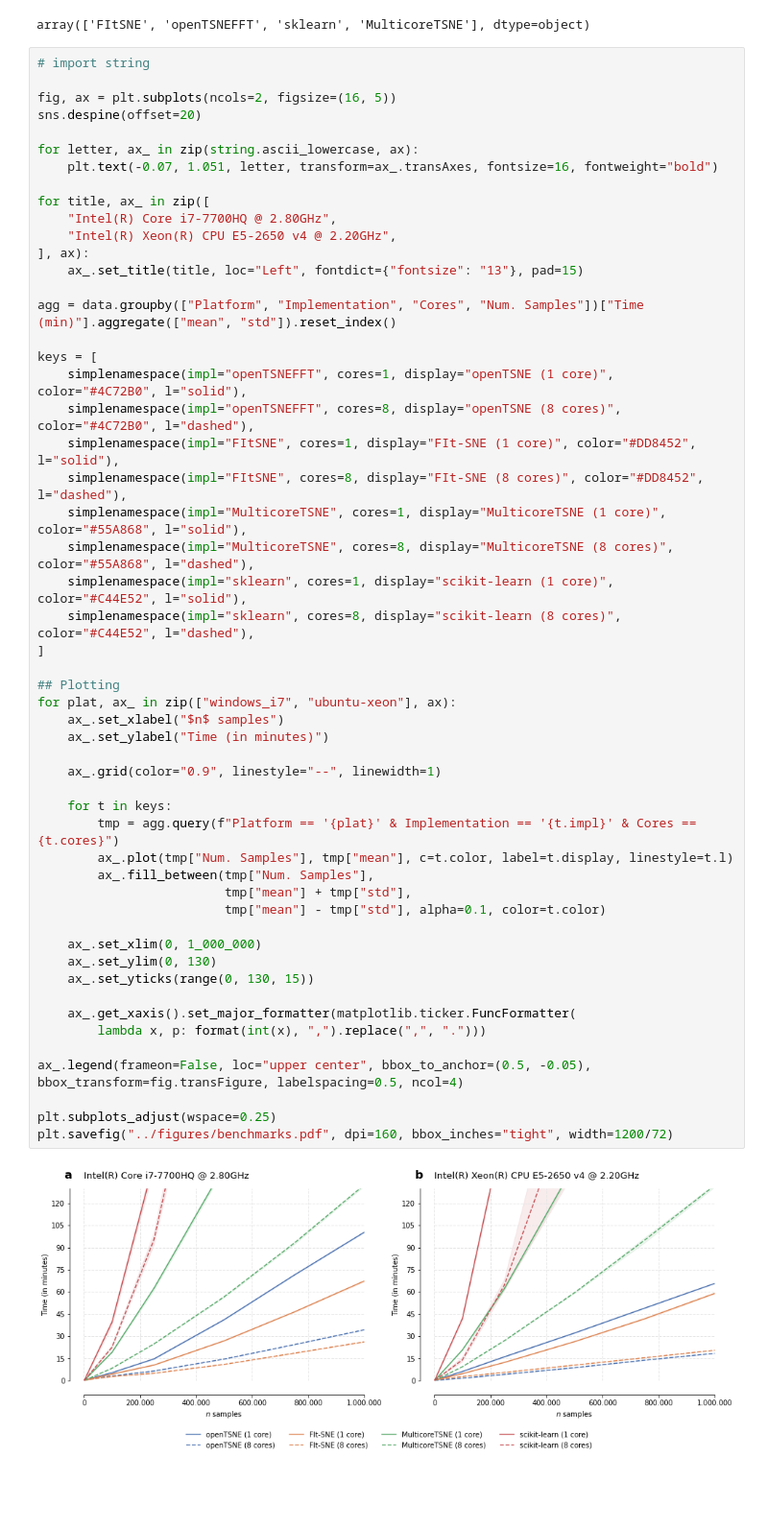
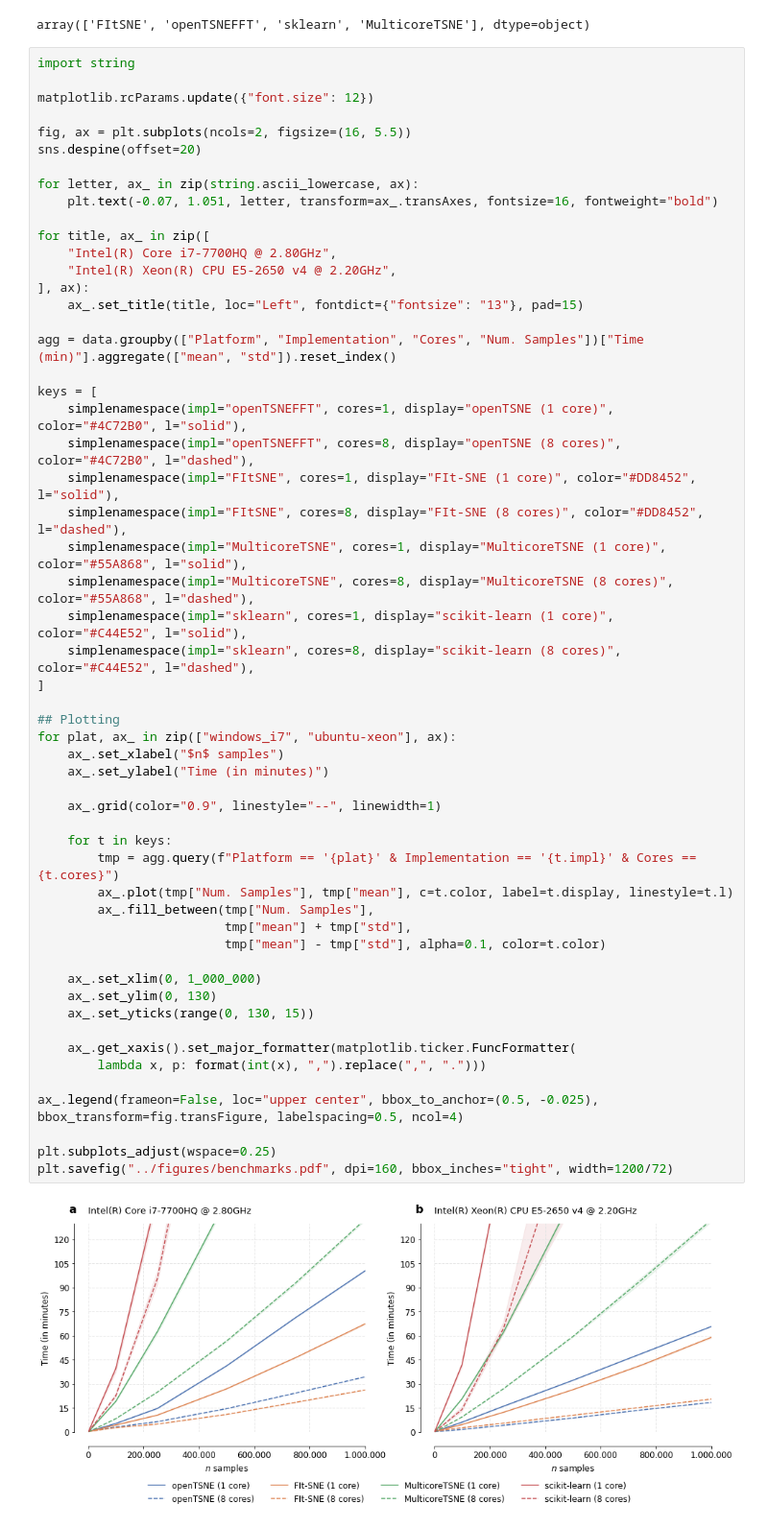
Before and after one commit to pavlin-policar/opentsne-paper, a Jupyter notebook: notebooks/benchmarks.ipynb, the cells around one changed output. Shown at 96% size. Saved outputs shown, nothing was run; the diff lists cells and outputs as text; blank space fills up the shorter version.

Commit message:
Increase font size in benchmarks figure

```diff
--- a/notebooks/benchmarks.ipynb
+++ b/notebooks/benchmarks.ipynb
@@ -138,9 +138,11 @@ data["Implementation"].unique()
 # %% [output]
 array(['FItSNE', 'openTSNEFFT', 'sklearn', 'MulticoreTSNE'], dtype=object)
 # %%
-# import string
+import string
 
-fig, ax = plt.subplots(ncols=2, figsize=(16, 5))
+matplotlib.rcParams.update({"font.size": 12})
+
+fig, ax = plt.subplots(ncols=2, figsize=(16, 5.5))
 sns.despine(offset=20)
 
 for letter, ax_ in zip(string.ascii_lowercase, ax):
@@ -163,32 +165,32 @@ keys = [
     simplenamespace(impl="MulticoreTSNE", cores=8, display="MulticoreTSNE (8 cores)", color="#55A868", l="dashed"),
     simplenamespace(impl="sklearn", cores=1, display="scikit-learn (1 core)", color="#C44E52", l="solid"),
     simplenamespace(impl="sklearn", cores=8, display="scikit-learn (8 cores)", color="#C44E52", l="dashed"),
 ]
 
 ## Plotting
 for plat, ax_ in zip(["windows_i7", "ubuntu-xeon"], ax):
     ax_.set_xlabel("$n$ samples")
     ax_.set_ylabel("Time (in minutes)")
 
     ax_.grid(color="0.9", linestyle="--", linewidth=1)
 
     for t in keys:
         tmp = agg.query(f"Platform == '{plat}' & Implementation == '{t.impl}' & Cores == {t.cores}")
         ax_.plot(tmp["Num. Samples"], tmp["mean"], c=t.color, label=t.display, linestyle=t.l)
         ax_.fill_between(tmp["Num. Samples"],
                          tmp["mean"] + tmp["std"],
                          tmp["mean"] - tmp["std"], alpha=0.1, color=t.color)
 
     ax_.set_xlim(0, 1_000_000)
     ax_.set_ylim(0, 130)
     ax_.set_yticks(range(0, 130, 15))
 
     ax_.get_xaxis().set_major_formatter(matplotlib.ticker.FuncFormatter(
         lambda x, p: format(int(x), ",").replace(",", ".")))
 
-ax_.legend(frameon=False, loc="upper center", bbox_to_anchor=(0.5, -0.05), bbox_transform=fig.transFigure, labelspacing=0.5, ncol=4)
+ax_.legend(frameon=False, loc="upper center", bbox_to_anchor=(0.5, -0.025), bbox_transform=fig.transFigure, labelspacing=0.5, ncol=4)
 
 plt.subplots_adjust(wspace=0.25)
 plt.savefig("../figures/benchmarks.pdf", dpi=160, bbox_inches="tight", width=1200/72)
 # %% [output]
-[figure, old version]
+[figure, new version]
```
Also changed, not shown: 2 other files.
